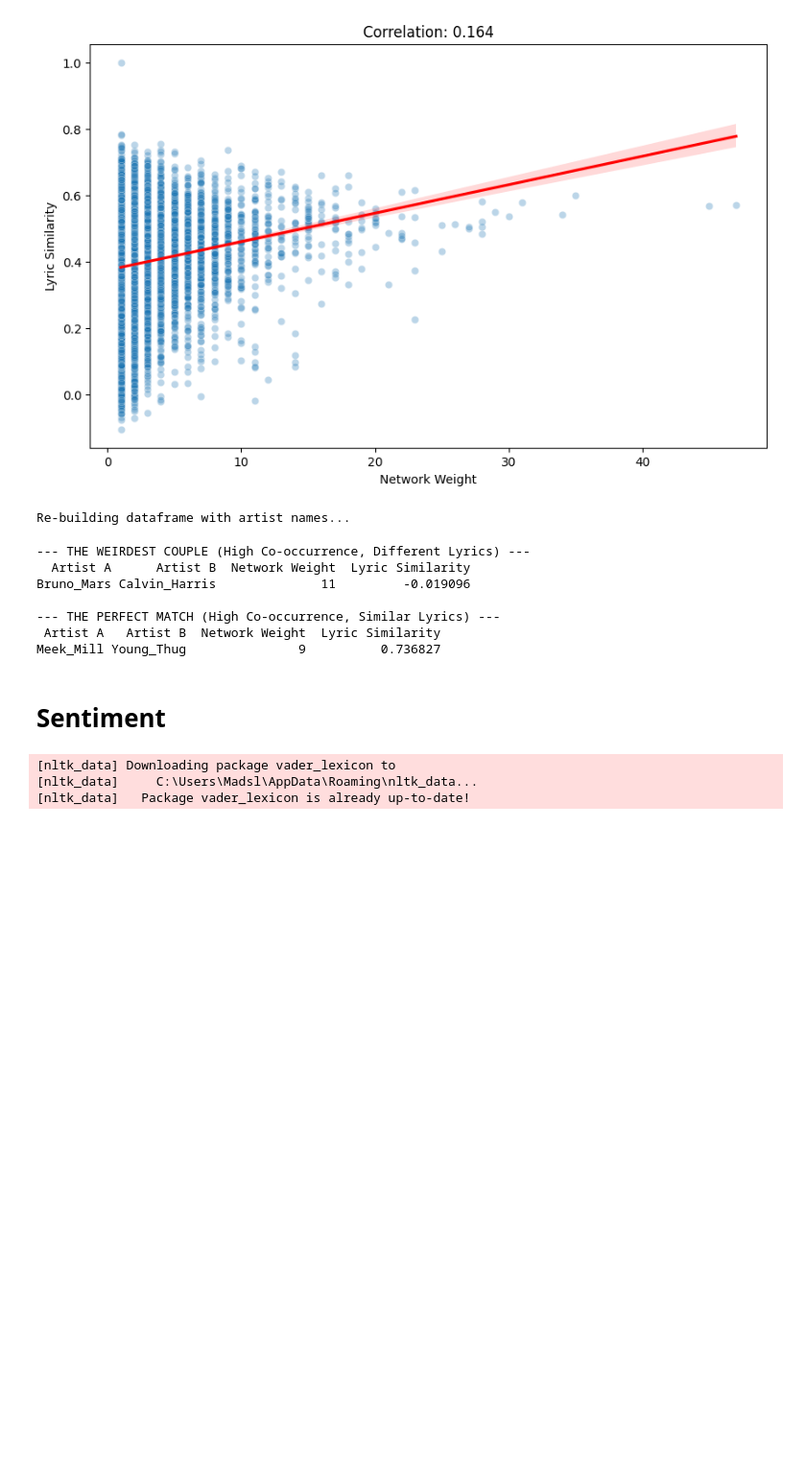
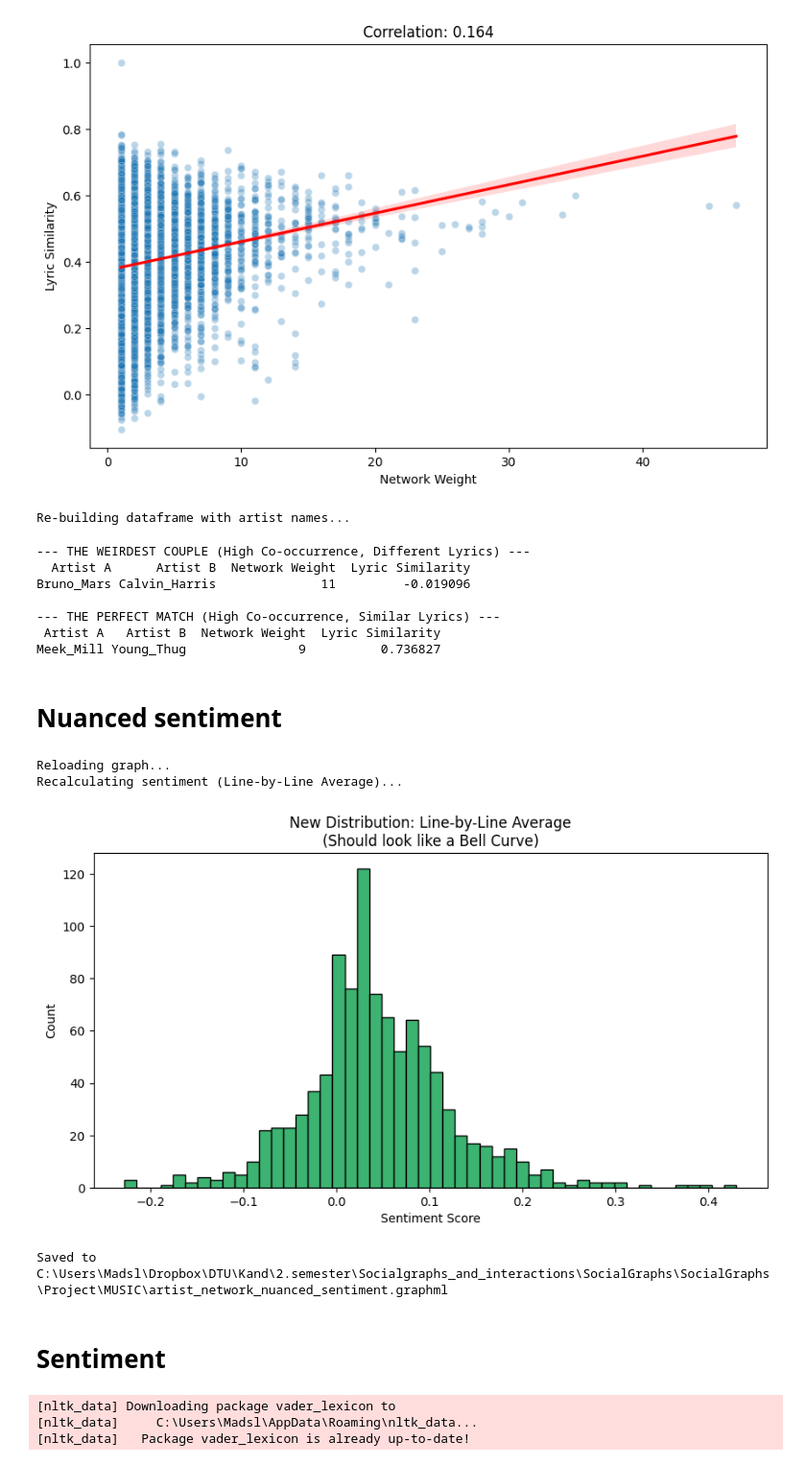
Before and after one commit to noanorgaard/SocialGraphs, a Jupyter notebook: Project/MUSIC/Sentiment.ipynb, the cells around one changed output. Shown at 96% size. Drawn from its saved outputs; the diff is of its cells as text; code cells hidden in the pictures; blank space fills up the shorter version.

```diff
--- a/Project/MUSIC/Sentiment.ipynb
+++ b/Project/MUSIC/Sentiment.ipynb
@@ -144,6 +247,79 @@ Bruno_Mars Calvin_Harris              11         -0.019096
 --- THE PERFECT MATCH (High Co-occurrence, Similar Lyrics) ---
  Artist A   Artist B  Network Weight  Lyric Similarity
 Meek_Mill Young_Thug               9          0.736827
+# %% [markdown]
+# Nuanced sentiment
+# %%
+import networkx as nx
+import numpy as np
+# from vaderSentiment.vaderSentiment import SentimentIntensityAnalyzer
+from tqdm import tqdm
+import matplotlib.pyplot as plt
+from pathlib import Path
+from nltk.sentiment import SentimentIntensityAnalyzer
+import nltk
+
+# --- 1. SETUP ---
+analyzer = SentimentIntensityAnalyzer()
+G_path = Path(r"C:\Users\Madsl\Dropbox\DTU\Kand\2.semester\Socialgraphs_and_interactions\SocialGraphs\SocialGraphs\Project\MUSIC\artist_network_with_sentiment.graphml")
+
+print("Reloading graph...")
+G = nx.read_graphml(str(G_path))
+
+# --- 2. THE NEW CALCULATION METHOD ---
+def get_nuanced_sentiment(text):
+    if len(text) < 5:
+        return 0.0
+
+    # Split into lines
+    lines = text.split('\n')
+    line_scores = []
+
+    for line in lines:
+        # Skip empty lines or very short garbage
+        if len(line.strip()) > 2:
+            # Get the compound score for JUST this line
+            score = analyzer.polarity_scores(line)['compound']
+            line_scores.append(score)
+
+    if not line_scores:
+        return 0.0
+
+    # Return the average of the lines
+    return np.mean(line_scores)
+
+# --- 3. APPLY TO ALL NODES ---
+print("Recalculating sentiment (Line-by-Line Average)...")
+new_scores = []
+
+for node in tqdm(G.nodes()):
+    # Get raw lyrics
+    lyrics = str(G.nodes[node].get('lyrics', ''))
+
+    # Calculate new score
+    new_score = get_nuanced_sentiment(lyrics)
+
+    # Update the node attribute
+    G.nodes[node]['sentiment_compound'] = float(new_score)
+    new_scores.append(new_score)
+
+# --- 4. CHECK THE NEW DISTRIBUTION ---
+plt.figure(figsize=(10, 5))
+plt.hist(new_scores, bins=50, color='mediumseagreen', edgecolor='black')
+plt.title("New Distribution: Line-by-Line Average\n(Should look like a Bell Curve)")
+plt.xlabel("Sentiment Score")
+plt.ylabel("Count")
+plt.show()
+
+# --- 5. SAVE IF YOU LIKE IT ---
+output_path = G_path.parent / "artist_network_nuanced_sentiment.graphml"
+nx.write_graphml(G, str(output_path))
+print(f"Saved to {output_path}")
+# %% [output]
+Reloading graph...
+Recalculating sentiment (Line-by-Line Average)...
+[figure, added]
+Saved to C:\Users\Madsl\Dropbox\DTU\Kand\2.semester\Socialgraphs_and_interactions\SocialGraphs\SocialGraphs\Project\MUSIC\artist_network_nuanced_sentiment.graphml
 # %% [markdown]
 # Sentiment
 # %%
```
Also changed, not shown: parts of 20 cells of this notebook.
